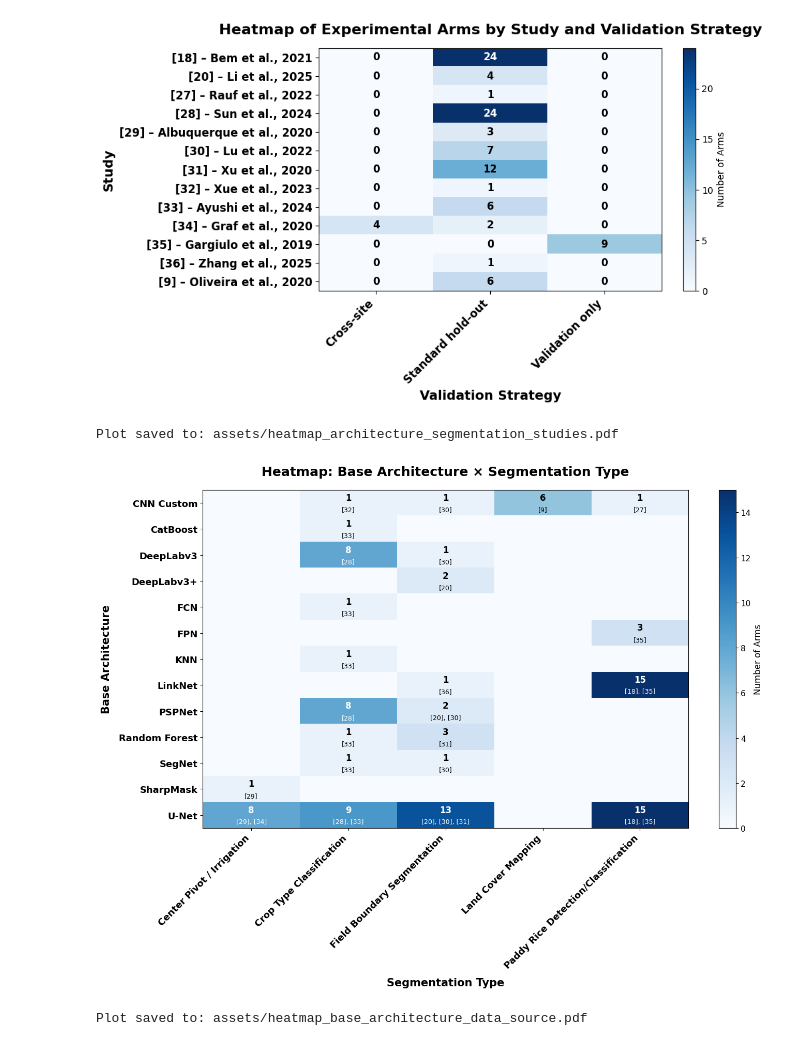
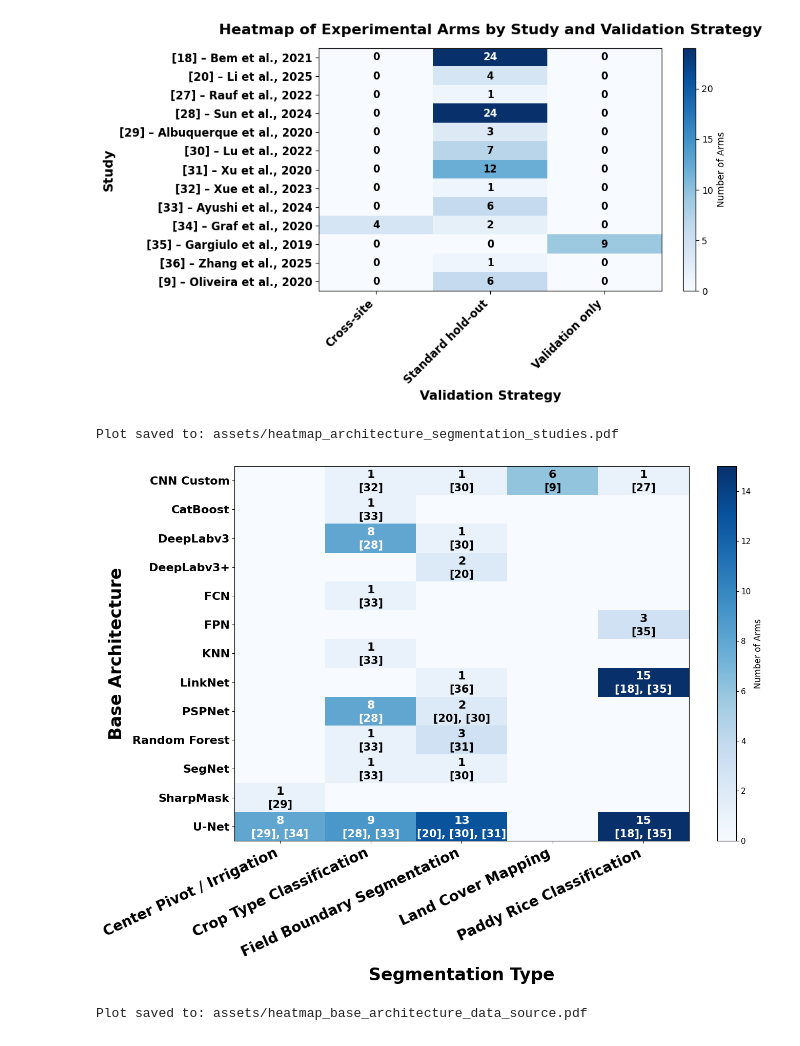
Before and after one commit to MatMB115/lulc-segmentation-materials, a Jupyter notebook: meta/metanalise.ipynb, the cells around one changed output. Cells and saved outputs as stored; diff of their text form; code cells hidden in the pictures.

```diff
--- a/meta/metanalise.ipynb
+++ b/meta/metanalise.ipynb
@@ -89,16 +84,14 @@ Plot saved to: assets/study_distribution_by_year.pdf
 FILE_PATH  = "../sheets/meta_analysis_v4.xlsx"
 SHEET_NAME = "geral"
 
-# Reverse translation: keep original English labels if present
 pt_to_en = {
     "Irrigação por Pivô Central"            : "Center Pivot / Irrigation",
     "Classificação de Tipo de Cultura"      : "Crop Type Classification",
     "Segmentação de Limites de Talhão"      : "Field Boundary Segmentation",
     "Mapeamento de Cobertura do Solo"       : "Land Cover Mapping",
-    "Detecção/Classificação de Arroz Irrigado": "Paddy Rice Detection/Classification",
+    "Detecção/Classificação de Arroz Irrigado": "Paddy Rice Classification",
 }
 
-# ── Load & prepare data
 df = pd.read_excel(FILE_PATH, sheet_name=SHEET_NAME)
 df["Segmentation type (en)"] = (
     df["Segmentation type"].replace(pt_to_en).fillna(df["Segmentation type"])
@@ -113,7 +106,6 @@ count_table = (
       .sort_index()
 )
 
-# ── Heatmap
 fig_height = max(6, 0.35 * len(count_table))
 fig, ax = plt.subplots(figsize=(12, fig_height))
 
@@ -273,11 +251,18 @@ plt.show()
 Plot saved to: assets/heatmap_arms_by_study_validation.pdf
 [figure]
 # %%
-# Filter required columns
 required_cols = ["Architecture (base)", "Segmentation type", "Study Number"]
 df_filtered = df[required_cols].dropna()
+pt_to_en = {
+    "Irrigação por Pivô Central"            : "Center Pivot / Irrigation",
+    "Classificação de Tipo de Cultura"      : "Crop Type Classification",
+    "Segmentação de Limites de Talhão"      : "Field Boundary Segmentation",
+    "Mapeamento de Cobertura do Solo"       : "Land Cover Mapping",
+    "Detecção/Classificação de Arroz Irrigado": "Paddy Rice Classification",
+    "Paddy Rice Detection/Classification": "Paddy Rice Classification"
+}
+df_filtered["Segmentation type"] = df_filtered["Segmentation type"].replace(pt_to_en)
 
-# Group study numbers by (Architecture, Segmentation Type) pair
 grouped = (
     df_filtered.groupby(["Architecture (base)", "Segmentation type"])["Study Number"]
     .apply(lambda x: ', '.join(map(str, sorted(x.unique()))))
@@ -285,7 +270,6 @@ grouped = (
     .sort_index()
 )
 
-# Count table
 counts = (
     df_filtered.groupby(["Architecture (base)", "Segmentation type"])
     .size()
@@ -293,48 +277,42 @@ counts = (
     .sort_index()
 )
 
-# Plot heatmap with study numbers annotated
 fig_height = max(8, 0.8 * len(counts))
 fig, ax = plt.subplots(figsize=(14, fig_height))
 
 im = ax.imshow(counts.values, aspect="auto", cmap="Blues")
 
-# Axis labels
 ax.set_xticks(range(len(counts.columns)))
-ax.set_xticklabels(counts.columns, rotation=45, ha="right", fontsize=13, fontweight="bold")
+ax.set_xticklabels(counts.columns, rotation=25, ha="right", fontsize=20, fontweight="bold")
 ax.set_yticks(range(len(counts.index)))
-ax.set_yticklabels(counts.index, fontsize=13, fontweight="bold")
+ax.set_yticklabels(counts.index, fontsize=16, fontweight="bold")
 
-# Annotate with count + study numbers
 max_val = counts.values.max()
 threshold = max_val / 2.0 if max_val else 0
 for i in range(counts.shape[0]):
     for j in range(counts.shape[1]):
         count = counts.iat[i, j]
         studies = grouped.iat[i, j]
         if count > 0:
             color = "white" if count > threshold else "black"
             ax.text(j, i - 0.2, f"{count}", ha="center", va="center",
-                    color=color, fontsize=12, fontweight="bold")
+                    color=color, fontsize=16, fontweight="bold")
             ax.text(j, i + 0.25, f"{studies}", ha="center", va="center",
-                    color=color, fontsize=9, fontweight="normal")
+                    color=color, fontsize=15, fontweight="bold")
 
-# Colorbar
 cbar = plt.colorbar(im, ax=ax)
 cbar.set_label("Number of Arms", fontsize=12)
 cbar.ax.tick_params(labelsize=11)
 
-# Titles
-ax.set_title("Heatmap: Base Architecture × Segmentation Type", fontsize=18, fontweight="bold", pad=20)
-ax.set_xlabel("Segmentation Type", fontsize=15, fontweight="bold", labelpad=10)
-ax.set_ylabel("Base Architecture", fontsize=15, fontweight="bold", labelpad=10)
+ax.set_xlabel("Segmentation Type", fontsize=24, fontweight="bold", labelpad=10)
+ax.set_ylabel("Base Architecture", fontsize=24, fontweight="bold", labelpad=10)
 
 plt.tight_layout()
 save_plot_pdf("heatmap_architecture_segmentation_studies")
 plt.show()
 # %% [output]
 Plot saved to: assets/heatmap_architecture_segmentation_studies.pdf
-[figure, old version]
+[figure, new version]
 # %%
 # 1. Check for required columns
 req_cols = ["Architecture (base)", "data_source_std", "Study Number"]
```
Also changed, not shown: parts of 4 cells of this notebook, 11 other files.
